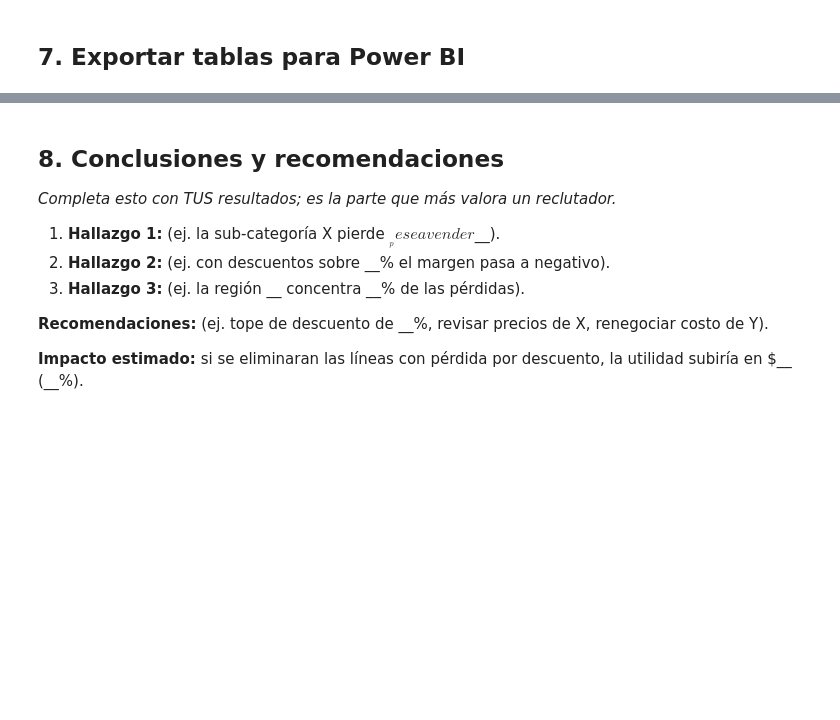
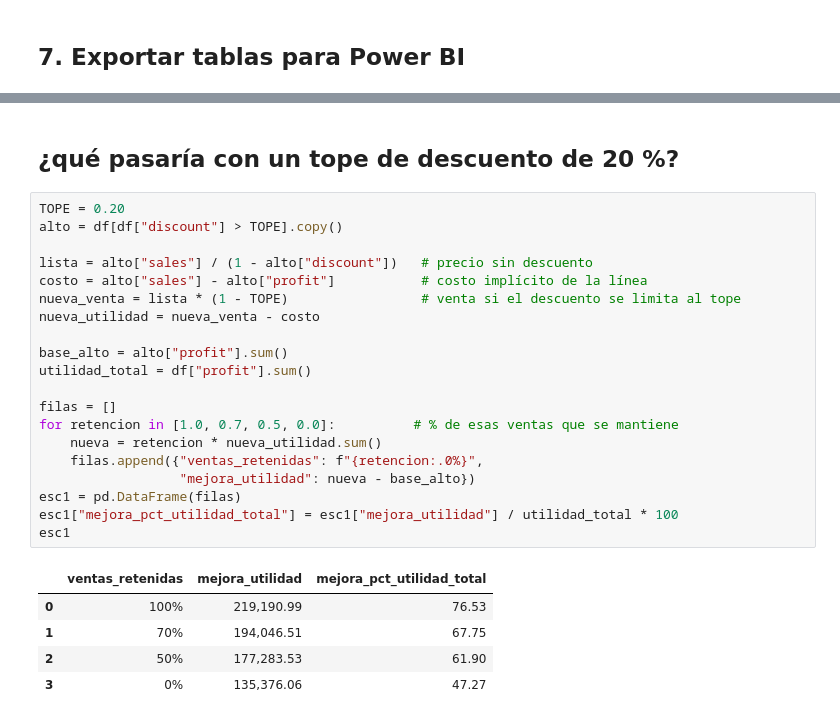
Before and after one commit to Ketrafe/superstore-rentabilidad, a Jupyter notebook: notebooks/01_analisis_rentabilidad.ipynb, the cells around one changed output, grey strips where cells are left out. Drawn from its saved outputs; the diff is of its cells as text; blank space fills up the shorter version.

```diff
--- a/notebooks/01_analisis_rentabilidad.ipynb
+++ b/notebooks/01_analisis_rentabilidad.ipynb
@@ -120,12 +197,28 @@ print("Tablas exportadas en", OUT.resolve())
-# %% [markdown]
-## 8. Conclusiones y recomendaciones
-
-*Completa esto con TUS resultados; es la parte que más valora un reclutador.*
-
-1. **Hallazgo 1:** (ej. la sub-categoría X pierde $__ pese a vender $__).
-2. **Hallazgo 2:** (ej. con descuentos sobre __% el margen pasa a negativo).
-3. **Hallazgo 3:** (ej. la región __ concentra __% de las pérdidas).
-
-**Recomendaciones:** (ej. tope de descuento de __%, revisar precios de X, renegociar costo de Y).
-
-**Impacto estimado:** si se eliminaran las líneas con pérdida por descuento, la utilidad subiría en $__ (__%).
+# %% [markdown]
+## ¿qué pasaría con un tope de descuento de 20 %?
+# %%
+TOPE = 0.20
+alto = df[df["discount"] > TOPE].copy()
+
+lista = alto["sales"] / (1 - alto["discount"])   # precio sin descuento
+costo = alto["sales"] - alto["profit"]           # costo implícito de la línea
+nueva_venta = lista * (1 - TOPE)                 # venta si el descuento se limita al tope
+nueva_utilidad = nueva_venta - costo
+
+base_alto = alto["profit"].sum()
+utilidad_total = df["profit"].sum()
+
+filas = []
+for retencion in [1.0, 0.7, 0.5, 0.0]:          # % de esas ventas que se mantiene
+    nueva = retencion * nueva_utilidad.sum()
+    filas.append({"ventas_retenidas": f"{retencion:.0%}",
+                  "mejora_utilidad": nueva - base_alto})
+esc1 = pd.DataFrame(filas)
+esc1["mejora_pct_utilidad_total"] = esc1["mejora_utilidad"] / utilidad_total * 100
+esc1
+# %% [output]
+|  | ventas_retenidas | mejora_utilidad | mejora_pct_utilidad_total |
+| 0 | 100% | 219,190.99 | 76.53 |
+| 1 | 70% | 194,046.51 | 67.75 |
+| 2 | 50% | 177,283.53 | 61.90 |
+| 3 | 0% | 135,376.06 | 47.27 |
```
Also changed, not shown: parts of 15 cells of this notebook, 6 other files.
